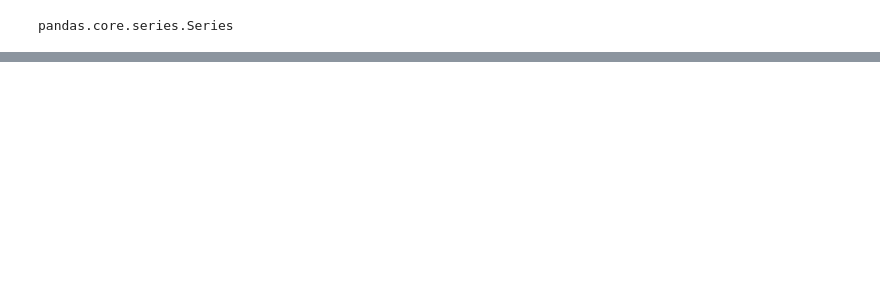
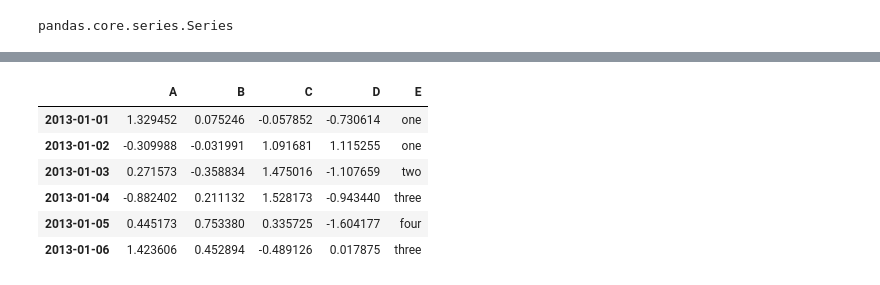
Before and after one commit to TaMaN2031A/data-yard, a Jupyter notebook: Roots of Knowledge/pandas documentation/User Guide/10 minutes to pandas.ipynb, the cells around one changed output, grey strips where cells are left out. Saved outputs shown, nothing was run; the diff lists cells and outputs as text; code cells hidden in the pictures; blank space fills up the shorter version.

```diff
--- a/Roots of Knowledge/pandas documentation/User Guide/10 minutes to pandas.ipynb
+++ b/Roots of Knowledge/pandas documentation/User Guide/10 minutes to pandas.ipynb
@@ -233,0 +337,13 @@ df.loc["20130102":"20130104", "A": "B"]
+# %%
+df2 = df.copy()
+df2["E"] = ["one", "one", "two", "three", "four", "three"]
+# %%
+df2
+# %% [output]
+|  | A | B | C | D | E |
+| 2013-01-01 | 1.329452 | 0.075246 | -0.057852 | -0.730614 | one |
+| 2013-01-02 | -0.309988 | -0.031991 | 1.091681 | 1.115255 | one |
+| 2013-01-03 | 0.271573 | -0.358834 | 1.475016 | -1.107659 | two |
+| 2013-01-04 | -0.882402 | 0.211132 | 1.528173 | -0.943440 | three |
+| 2013-01-05 | 0.445173 | 0.753380 | 0.335725 | -1.604177 | four |
+| 2013-01-06 | 1.423606 | 0.452894 | -0.489126 | 0.017875 | three |
```
Also changed, not shown: parts of 56 cells of this notebook.
